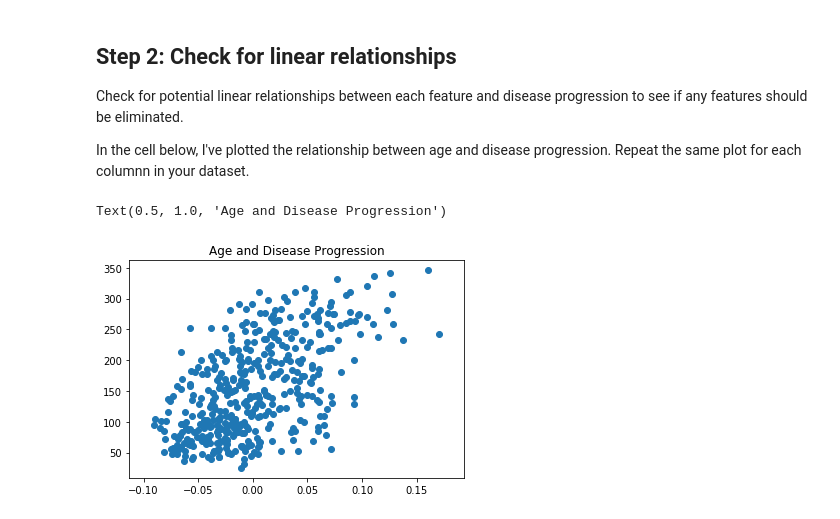
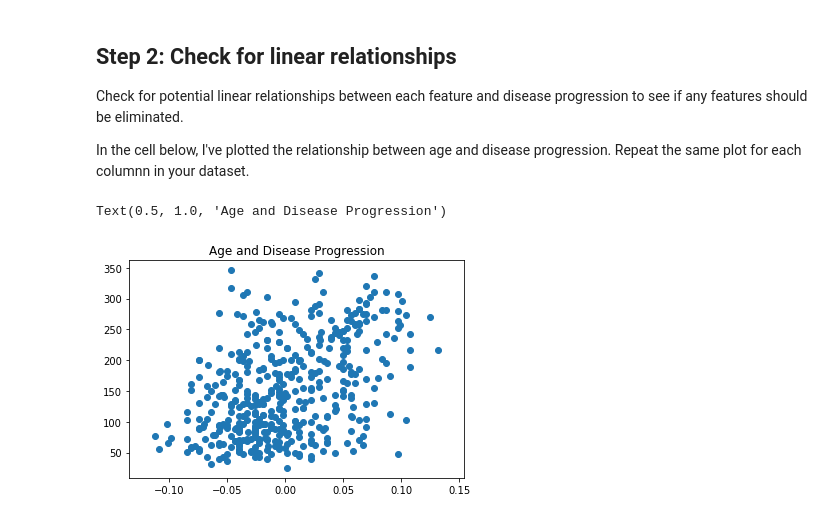
Before and after one commit to davideliason/DM4BA_Personal_Practice, a Jupyter notebook: Pandas_DataAnalysis.ipynb, the cells around one changed output. Drawn from its saved outputs; the diff is of its cells as text; code cells hidden in the pictures.

Commit message:
test bp and progression - there is some correlation

```diff
--- a/Pandas_DataAnalysis.ipynb
+++ b/Pandas_DataAnalysis.ipynb
@@ -2574,8 +2574,8 @@ Check for potential linear relationships between each feature and disease progre
 In the cell below, I've plotted the relationship between age and disease progression. Repeat the same plot for each columnn in your dataset.
 # %%
 
-plt.scatter(df_x.bmi, df_y.progression)
+plt.scatter(df_x.bp, df_y.progression)
 plt.title("Age and Disease Progression")
 # %% [output]
 Text(0.5, 1.0, 'Age and Disease Progression')
-[figure, old version]
+[figure, new version]
```
